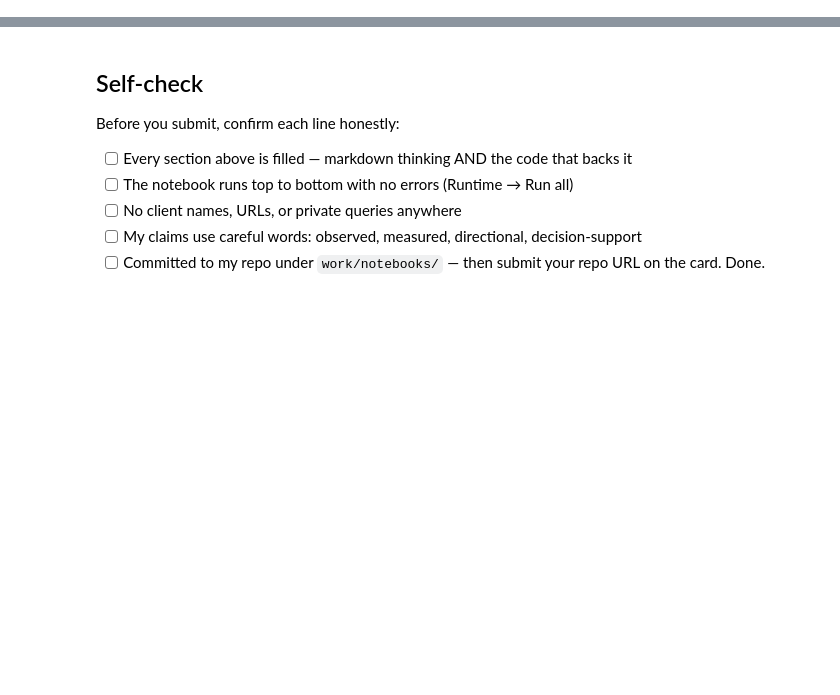
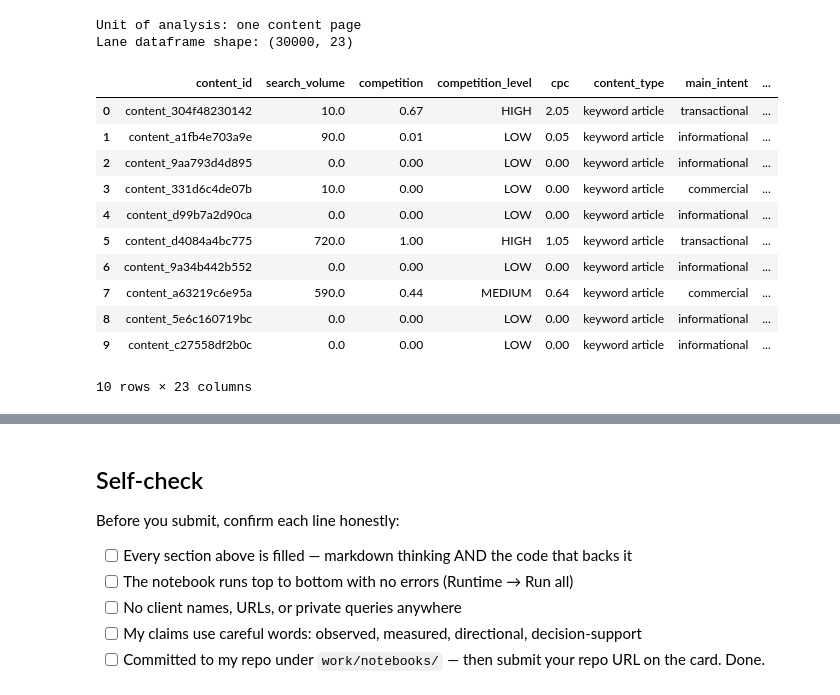
Before and after one commit to akulvibhore/flyrank-ml-internship-, a Jupyter notebook: work/notebooks/w02_ml_task_framing.ipynb, the cells around one changed output, grey strips where cells are left out. Saved outputs shown, nothing was run; the diff lists cells and outputs as text; code cells hidden in the pictures; blank space fills up the shorter version.

```diff
--- a/work/notebooks/w02_ml_task_framing.ipynb
+++ b/work/notebooks/w02_ml_task_framing.ipynb
@@ -43,0 +172,8 @@ This skeleton is yours to fill. Work the sections **in order** — each one has
+# %%
+import pandas as pd
+import numpy as np
+
+df = pd.read_csv("content_refresh_anonymized.csv")
+
+print("Dataset shape:", df.shape)
+display(df.head())
@@ -43,0 +232,50 @@ This skeleton is yours to fill. Work the sections **in order** — each one has
+# %%
+# Select the page-level fields relevant to content opportunity scoring
+
+lane_columns = [
+    "content_id",
+    "search_volume",
+    "competition",
+    "competition_level",
+    "cpc",
+    "content_type",
+    "main_intent",
+    "word_count",
+    "char_count",
+    "impressions_90d",
+    "clicks_90d",
+    "sessions_90d",
+    "engaged_sessions_90d",
+    "content_age_days",
+    "days_since_last_update",
+    "freshness_tier",
+    "ctr",
+    "avg_position",
+    "engagement_rate",
+    "scroll_rate",
+    "ai_traffic_pct",
+    "trend_direction",
+    "trend_pct"
+]
+
+lane_df = df[lane_columns].copy()
+
+print("Unit of analysis: one content page")
+print("Lane dataframe shape:", lane_df.shape)
+
+display(lane_df.head(10))
+# %% [output]
+Unit of analysis: one content page
+Lane dataframe shape: (30000, 23)
+|  | content_id | search_volume | competition | competition_level | cpc | content_type | main_intent | ... |
+| 0 | content_304f48230142 | 10.0 | 0.67 | HIGH | 2.05 | keyword article | transactional | ... |
+| 1 | content_a1fb4e703a9e | 90.0 | 0.01 | LOW | 0.05 | keyword article | informational | ... |
+| 2 | content_9aa793d4d895 | 0.0 | 0.00 | LOW | 0.00 | keyword article | informational | ... |
+| 3 | content_331d6c4de07b | 10.0 | 0.00 | LOW | 0.00 | keyword article | commercial | ... |
+| 4 | content_d99b7a2d90ca | 0.0 | 0.00 | LOW | 0.00 | keyword article | informational | ... |
+| 5 | content_d4084a4bc775 | 720.0 | 1.00 | HIGH | 1.05 | keyword article | transactional | ... |
+| 6 | content_9a34b442b552 | 0.0 | 0.00 | LOW | 0.00 | keyword article | informational | ... |
+| 7 | content_a63219c6e95a | 590.0 | 0.44 | MEDIUM | 0.64 | keyword article | commercial | ... |
+| 8 | content_5e6c160719bc | 0.0 | 0.00 | LOW | 0.00 | keyword article | informational | ... |
+| 9 | content_c27558df2b0c | 0.0 | 0.00 | LOW | 0.00 | keyword article | informational | ... |
+10 rows × 23 columns
```
Also changed, not shown: parts of 30 cells of this notebook.
